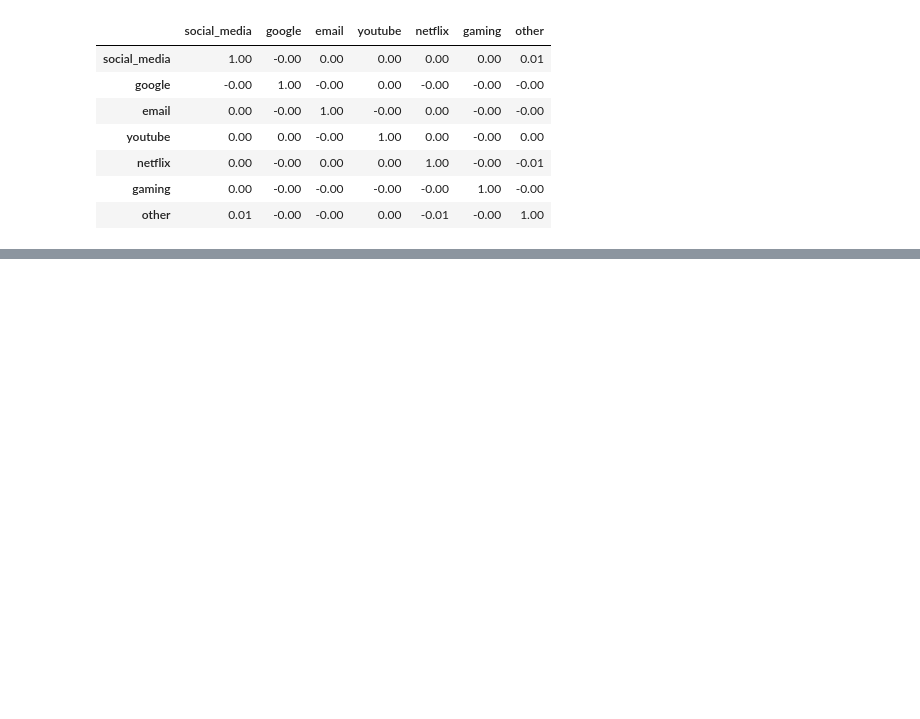
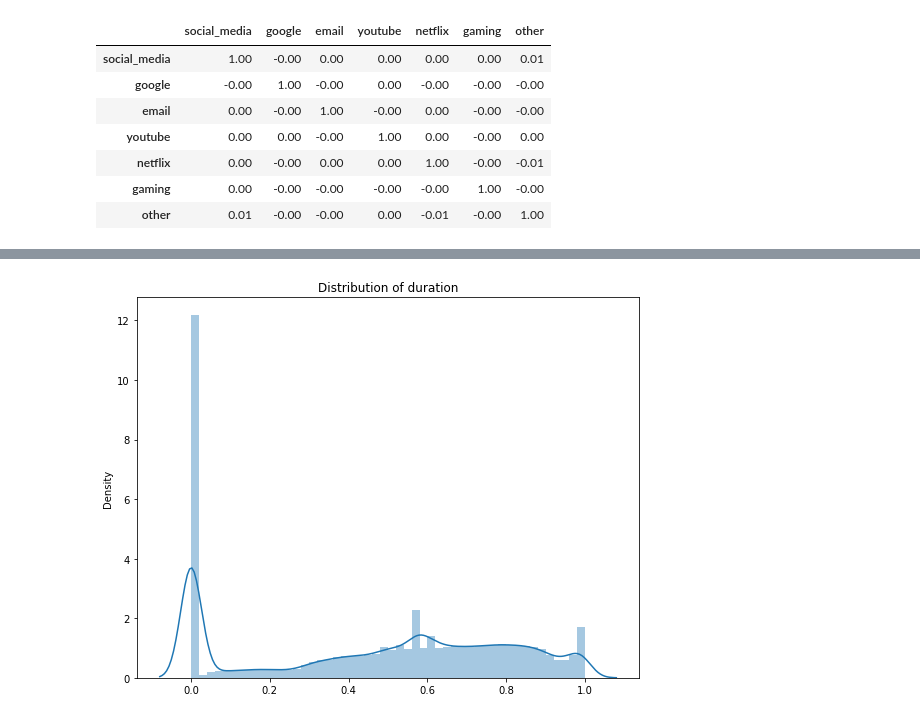
Before and after one commit to ItsDebol/User_Analytics_in_the_Telecommunication_Industry, a Jupyter notebook: Data_Exploration.ipynb, the cells around one changed output, grey strips where cells are left out. Saved outputs shown, nothing was run; the diff lists cells and outputs as text; code cells hidden in the pictures; blank space fills up the shorter version.

```diff
--- a/Data_Exploration.ipynb
+++ b/Data_Exploration.ipynb
@@ -1021,0 +1151,4 @@ data_correlation
+# %%
+plot_dist(normalized_metrics, 'duration',)
+# %% [output]
+[figure, added]
```
Also changed, not shown: parts of 32 cells of this notebook, 1 other file.
